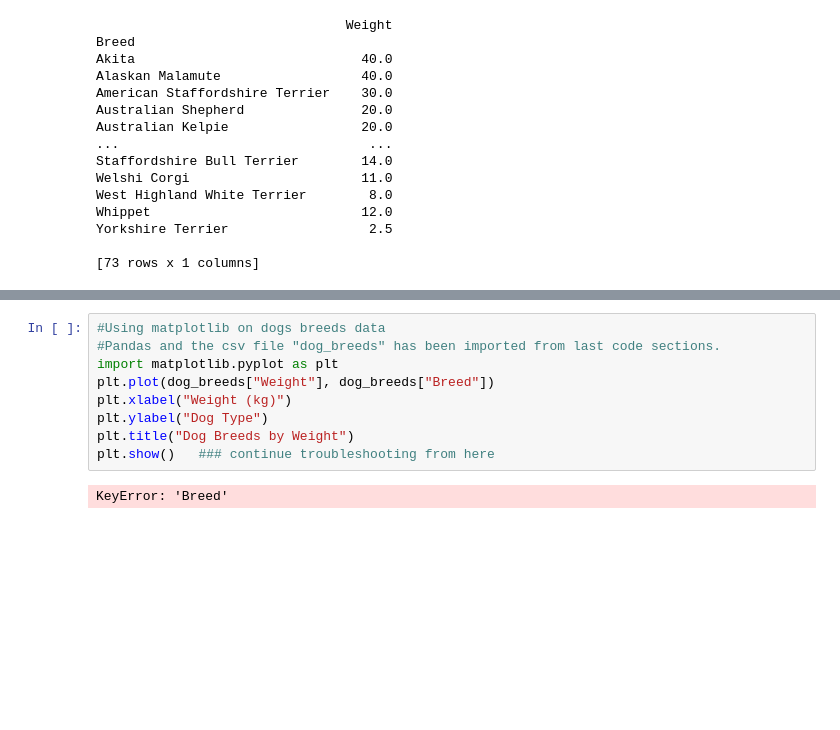
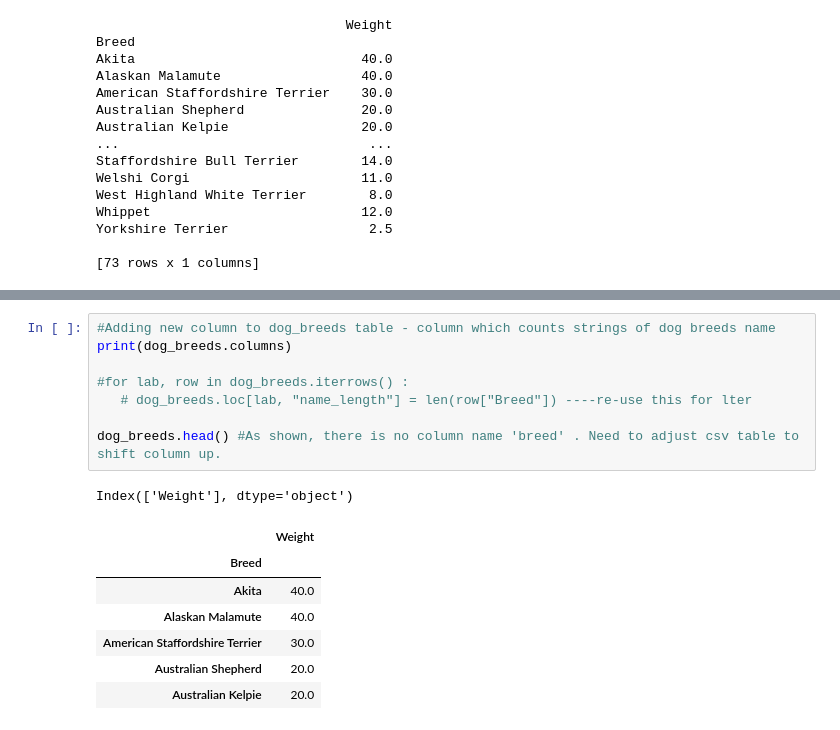
Before and after one commit to kartwithacharger/learning, a Jupyter notebook: notebooks/exploring.ipynb, the cells around one changed output, grey strips where cells are left out. Drawn from its saved outputs; the diff is of its cells as text; blank space fills up the shorter version.

Commit message:
Functions and messing around with dog breed data

```diff
--- a/notebooks/exploring.ipynb
+++ b/notebooks/exploring.ipynb
@@ -187,11 +171,17 @@ St Bernard                        70.0
-# %%
-#Using matplotlib on dogs breeds data
-#Pandas and the csv file "dog_breeds" has been imported from last code sections.
-import matplotlib.pyplot as plt
-plt.plot(dog_breeds["Weight"], dog_breeds["Breed"])
-plt.xlabel("Weight (kg)")
-plt.ylabel("Dog Type")
-plt.title("Dog Breeds by Weight")
-plt.show()   ### continue troubleshooting from here
-# %% [output]
-KeyError: 'Breed'
+# %%
+#Adding new column to dog_breeds table - column which counts strings of dog breeds name
+print(dog_breeds.columns)
+
+#for lab, row in dog_breeds.iterrows() :
+   # dog_breeds.loc[lab, "name_length"] = len(row["Breed"]) ----re-use this for lter
+
+dog_breeds.head() #As shown, there is no column name 'breed' . Need to adjust csv table to shift column up.
+# %% [output]
+Index(['Weight'], dtype='object')
+|  | Weight |
+| Breed |  |
+| Akita | 40.0 |
+| Alaskan Malamute | 40.0 |
+| American Staffordshire Terrier | 30.0 |
+| Australian Shepherd | 20.0 |
+| Australian Kelpie | 20.0 |
```
Also changed, not shown: parts of 2 cells of this notebook.
